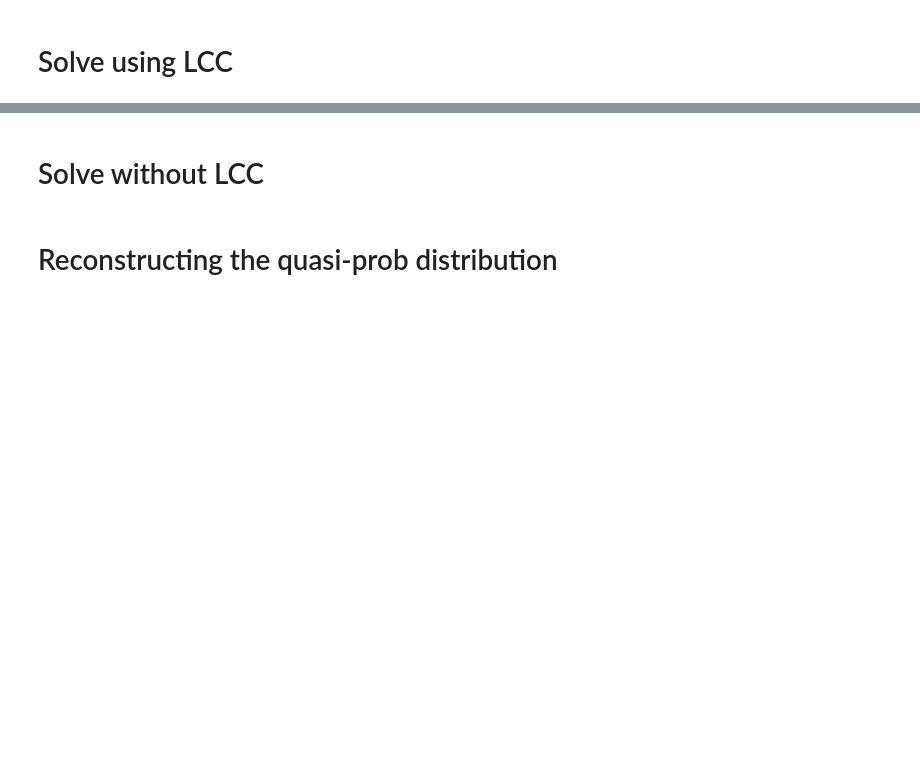
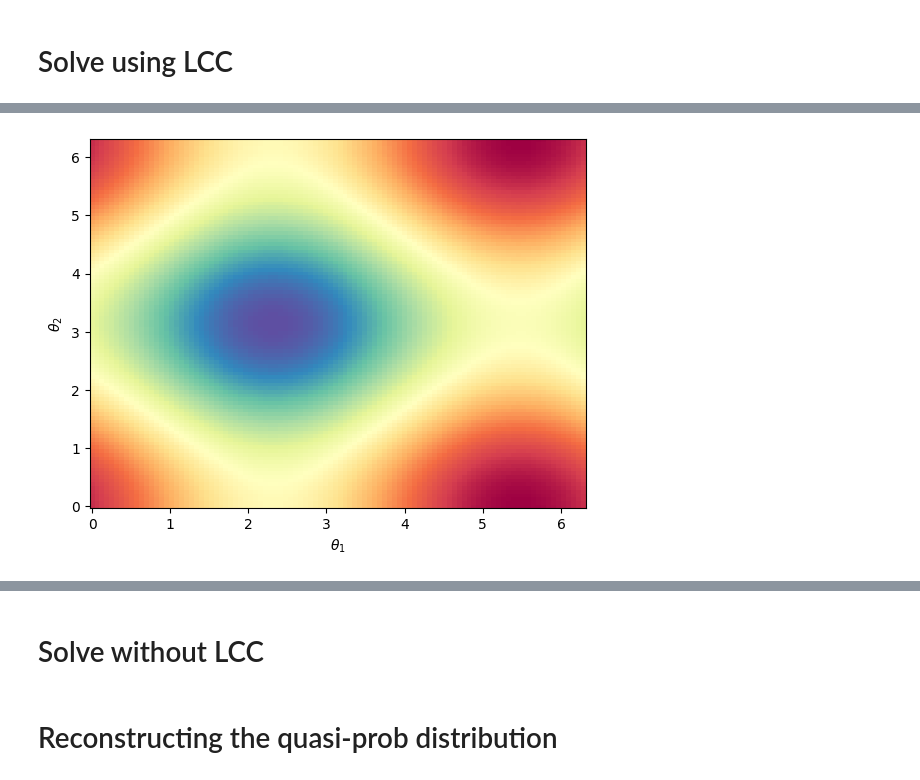
Before and after one commit to xenoicwyce/lcc, a Jupyter notebook: test_lcc.ipynb, the cells around one changed output, grey strips where cells are left out. Drawn from its saved outputs; the diff is of its cells as text; code cells hidden in the pictures; blank space fills up the shorter version.

```diff
--- a/test_lcc.ipynb
+++ b/test_lcc.ipynb
@@ -58,7 +93,8 @@ qubo = conv.convert(qp)
 # %%
 from lcc.supply_chain import construct_qiskit_quadratic_program
 
-with open(sc140_data_dir/'data_0.json') as f:
+file_path = sc140_data_dir/'data_0.json'
+with file_path.open() as f:
     params = json.load(f)
 
 qp = construct_qiskit_quadratic_program(params)
@@ -180,0 +357,8 @@ Optimal params: [ 3.14159308e+00  4.22153095e+00  3.14159312e+00  1.70606676e+00
+# %%
+fig, ax = plt.subplots()
+ax.pcolormesh(t1m, t2m, exp_arr, cmap='Spectral')
+ax.set_xlabel(r'$\theta_1$')
+ax.set_ylabel(r'$\theta_2$')
+plt.show()
+# %% [output]
+[figure, added]
```
Also changed, not shown: parts of 31 cells of this notebook, 33 other files.
